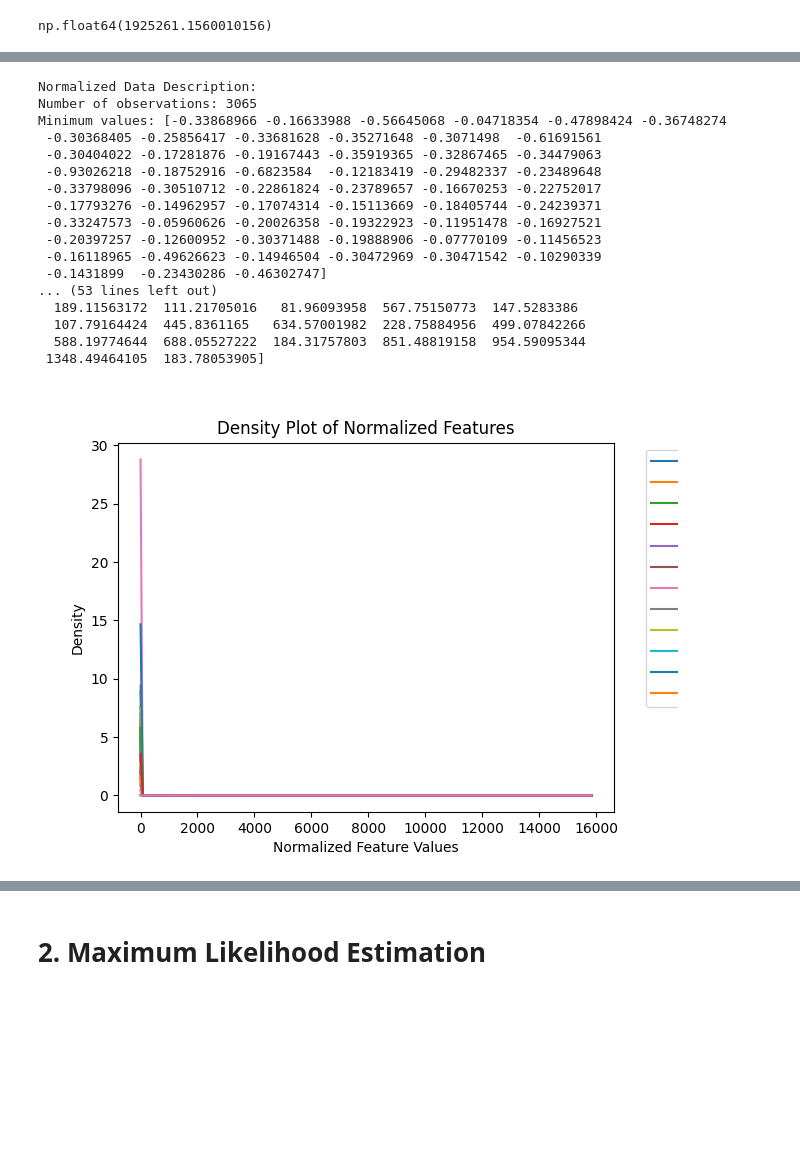
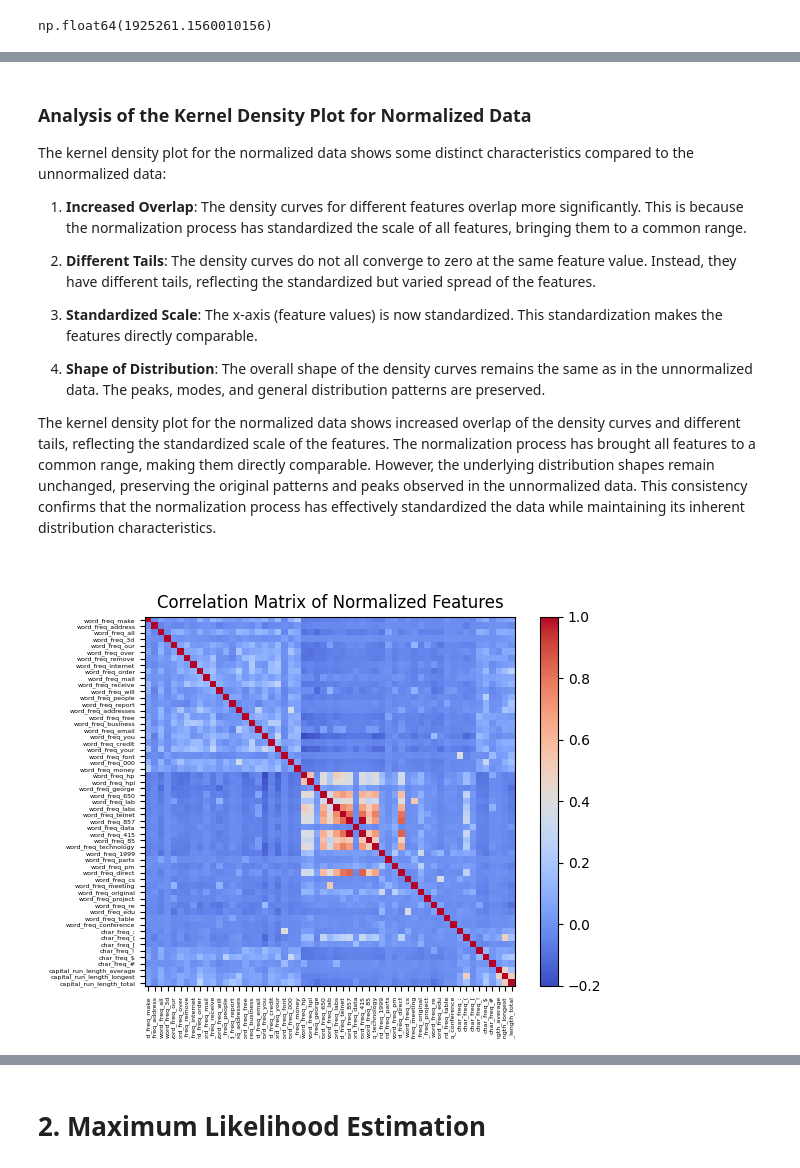
Before and after one commit to eelisee/IE-675b-Machine-Learning, a Jupyter notebook: a02-lr/a02-lr.ipynb, the cells around one changed output, grey strips where cells are left out. Cells and saved outputs as stored; diff of their text form; code cells hidden in the pictures; blank space fills up the shorter version.

```diff
--- a/a02-lr/a02-lr.ipynb
+++ b/a02-lr/a02-lr.ipynb
@@ -463,53 +566,26 @@ These steps help in understanding how well the model generalizes to unseen data
+# %% [markdown]
+### Analysis of the Kernel Density Plot for Normalized Data
+
+The kernel density plot for the normalized data shows some distinct characteristics compared to the unnormalized data:
+
+1. **Increased Overlap**: The density curves for different features overlap more significantly. This is because the normalization process has standardized the scale of all features, bringing them to a common range.
+
+2. **Different Tails**: The density curves do not all converge to zero at the same feature value. Instead, they have different tails, reflecting the standardized but varied spread of the features.
+
+3. **Standardized Scale**: The x-axis (feature values) is now standardized. This standardization makes the features directly comparable.
+
+4. **Shape of Distribution**: The overall shape of the density curves remains the same as in the unnormalized data. The peaks, modes, and general distribution patterns are preserved.
+
+The kernel density plot for the normalized data shows increased overlap of the density curves and different tails, reflecting the standardized scale of the features. The normalization process has brought all features to a common range, making them directly comparable. However, the underlying distribution shapes remain unchanged, preserving the original patterns and peaks observed in the unnormalized data. This consistency confirms that the normalization process has effectively standardized the data while maintaining its inherent distribution characteristics.
 # %%
-# Explore the normalized data
-
-# Describe the normalized data
-Xz_description = scipy.stats.describe(Xz)
-print("Normalized Data Description:")
-print(f"Number of observations: {Xz_description.nobs}")
-print(f"Minimum values: {Xz_description.minmax[0]}")
-print(f"Maximum values: {Xz_description.minmax[1]}")
-print(f"Mean: {Xz_description.mean}")
-print(f"Variance: {Xz_description.variance}")
-print(f"Skewness: {Xz_description.skewness}")
-print(f"Kurtosis: {Xz_description.kurtosis}")
-
-# Plot the distribution of the normalized data
-nextplot()
-for j in range(D):
-    plt.plot(xs, densities[j](xs), label=features[j])
-plt.xlabel('Normalized Feature Values')
-plt.ylabel('Density')
-plt.legend(ncol=5, bbox_to_anchor=(1.05, 1), loc='upper left')
-plt.title('Density Plot of Normalized Features')
-plt.show()
-
 # Plot the correlation matrix of the normalized data
 nextplot()
 correlation_matrix = np.corrcoef(Xz, rowvar=False)
 plt.imshow(correlation_matrix, cmap='coolwarm', interpolation='none')
 plt.colorbar()
-plt.xticks(range(D), features, rotation=90)
-plt.yticks(range(D), features)
+plt.xticks(range(D), features, rotation=90, fontsize=4.5)
+plt.yticks(range(D), features, fontsize=4.5)
 plt.title('Correlation Matrix of Normalized Features')
 plt.show()
-# YOUR CODE HERE
 # %% [output]
-Normalized Data Description:
-Number of observations: 3065
-Minimum values: [-0.33868966 -0.16633988 -0.56645068 -0.04718354 -0.47898424 -0.36748274
- -0.30368405 -0.25856417 -0.33681628 -0.35271648 -0.3071498  -0.61691561
- -0.30404022 -0.17281876 -0.19167443 -0.35919365 -0.32867465 -0.34479063
- -0.93026218 -0.18752916 -0.6823584  -0.12183419 -0.29482337 -0.23489648
- -0.33798096 -0.30510712 -0.22861824 -0.23789657 -0.16670253 -0.22752017
- -0.17793276 -0.14962957 -0.17074314 -0.15113669 -0.18405744 -0.24239371
- -0.33247573 -0.05960626 -0.20026358 -0.19322923 -0.11951478 -0.16927521
- -0.20397257 -0.12600952 -0.30371488 -0.19888906 -0.07770109 -0.11456523
- -0.16118965 -0.49626623 -0.14946504 -0.30472969 -0.30471542 -0.10290339
- -0.1431899  -0.23430286 -0.46302747]
-... (53 lines left out)
-  189.11563172  111.21705016   81.96093958  567.75150773  147.5283386
-  107.79164424  445.8361165   634.57001982  228.75884956  499.07842266
-  588.19774644  688.05527222  184.31757803  851.48819158  954.59095344
- 1348.49464105  183.78053905]
-[figure, old version]
+[figure, new version]
```
Also changed, not shown: parts of 16 cells of this notebook, 6 other files.
